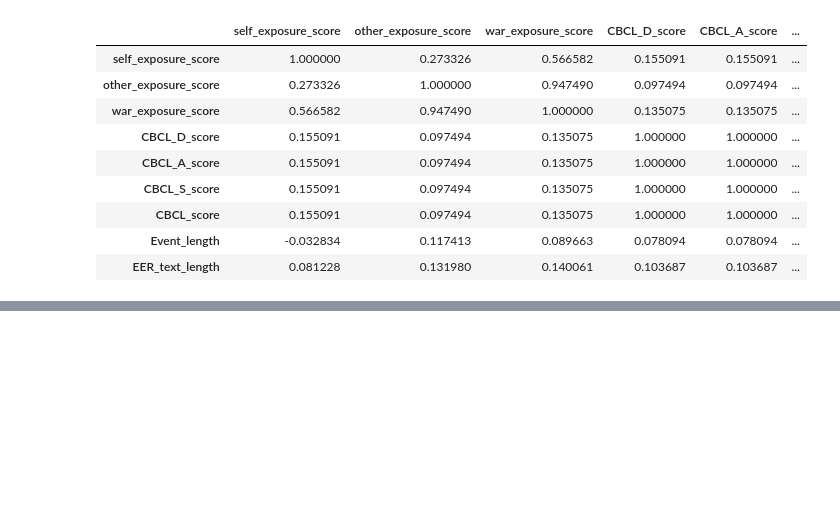
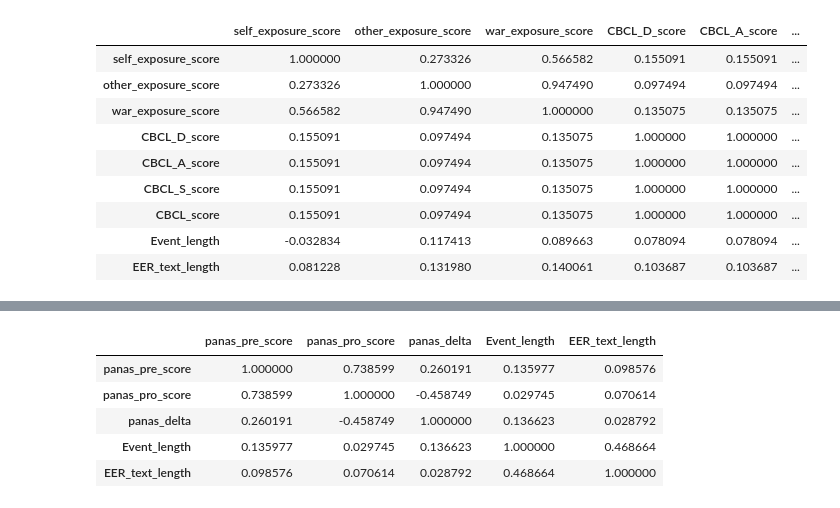
Before and after one commit to OfriA/AppliedProject52056, a Jupyter notebook: data/DataExploration.ipynb, the cells around one changed output, grey strips where cells are left out. Cells and saved outputs as stored; diff of their text form; code cells hidden in the pictures; blank space fills up the shorter version.

```diff
--- a/data/DataExploration.ipynb
+++ b/data/DataExploration.ipynb
@@ -142,0 +176,9 @@ data2 =
+# %%
+data2[['panas_pre_score', 'panas_pro_score', 'panas_delta', 'Event_length', 'EER_text_length']].corr()
+# %% [output]
+|  | panas_pre_score | panas_pro_score | panas_delta | Event_length | EER_text_length |
+| panas_pre_score | 1.000000 | 0.738599 | 0.260191 | 0.135977 | 0.098576 |
+| panas_pro_score | 0.738599 | 1.000000 | -0.458749 | 0.029745 | 0.070614 |
+| panas_delta | 0.260191 | -0.458749 | 1.000000 | 0.136623 | 0.028792 |
+| Event_length | 0.135977 | 0.029745 | 0.136623 | 1.000000 | 0.468664 |
+| EER_text_length | 0.098576 | 0.070614 | 0.028792 | 0.468664 | 1.000000 |
```
Also changed, not shown: parts of 7 cells of this notebook.
